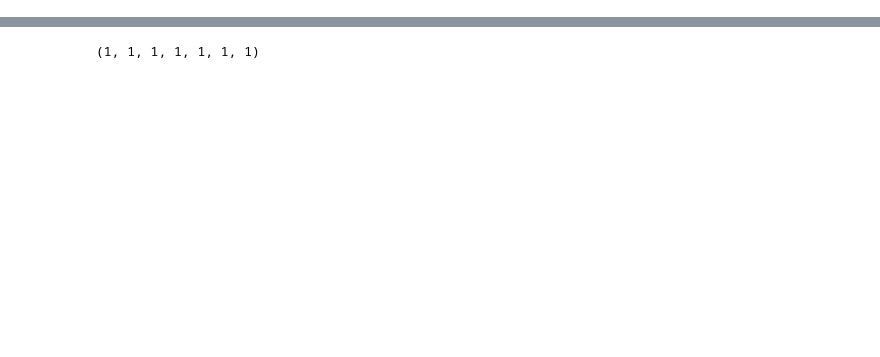
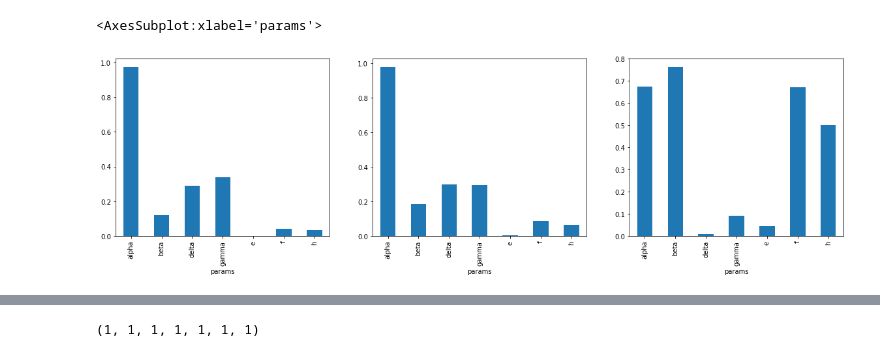
Before and after one commit to JeffreyDillonLyons/curse_breaking, a Jupyter notebook: adaptive_solver/scripts/home.ipynb, the cells around one changed output, grey strips where cells are left out. Cells and saved outputs as stored; diff of their text form; code cells hidden in the pictures; blank space fills up the shorter version.

```diff
--- a/adaptive_solver/scripts/home.ipynb
+++ b/adaptive_solver/scripts/home.ipynb
@@ -20,0 +30,6 @@ def c(s):
+# %%
+runs = pd.read_csv('lotka3_GT_524288.csv',index_col=['type','params'])
+mouse = runs.loc['mouse','ST']
+snake = runs.loc['snake','ST']
+owl = runs.loc['owl','ST']
+mouse
@@ -20,0 +46,11 @@ def c(s):
+# %%
+fig,axs = plt.subplots(1,3,figsize=(20,5))
+plt.sca(axs[0])
+mouse.plot(kind='bar')
+plt.sca(axs[1])
+snake.plot(kind='bar')
+plt.sca(axs[2])
+owl.plot(kind='bar')
+# %% [output]
+<AxesSubplot:xlabel='params'>
+[figure, added]
```
Also changed, not shown: parts of 19 cells of this notebook, 25 other files.
